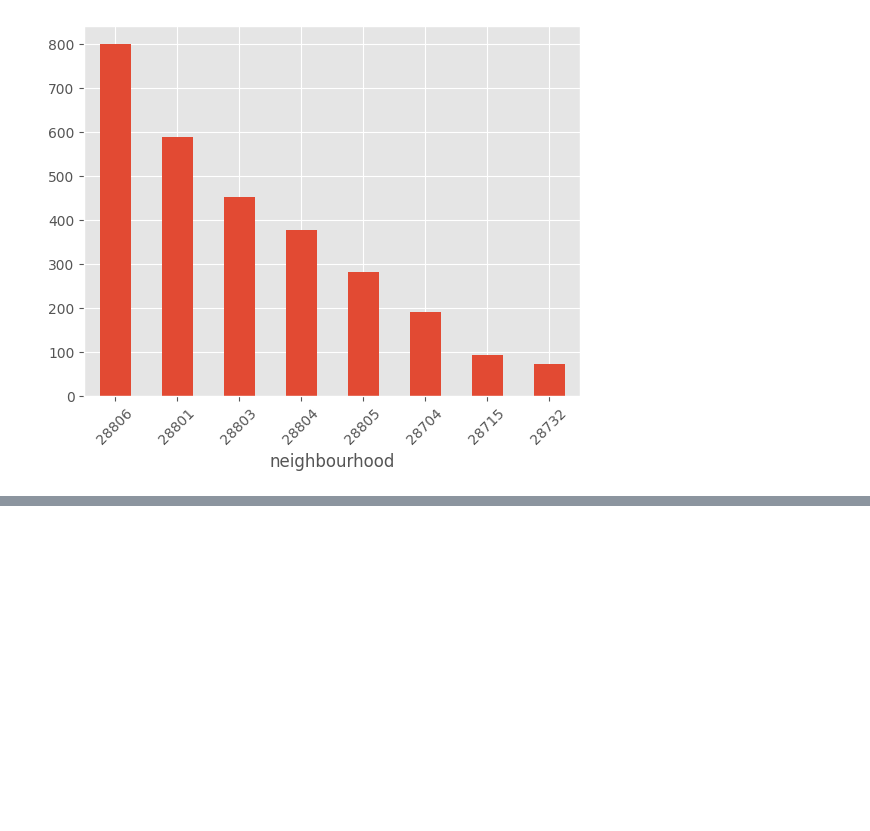
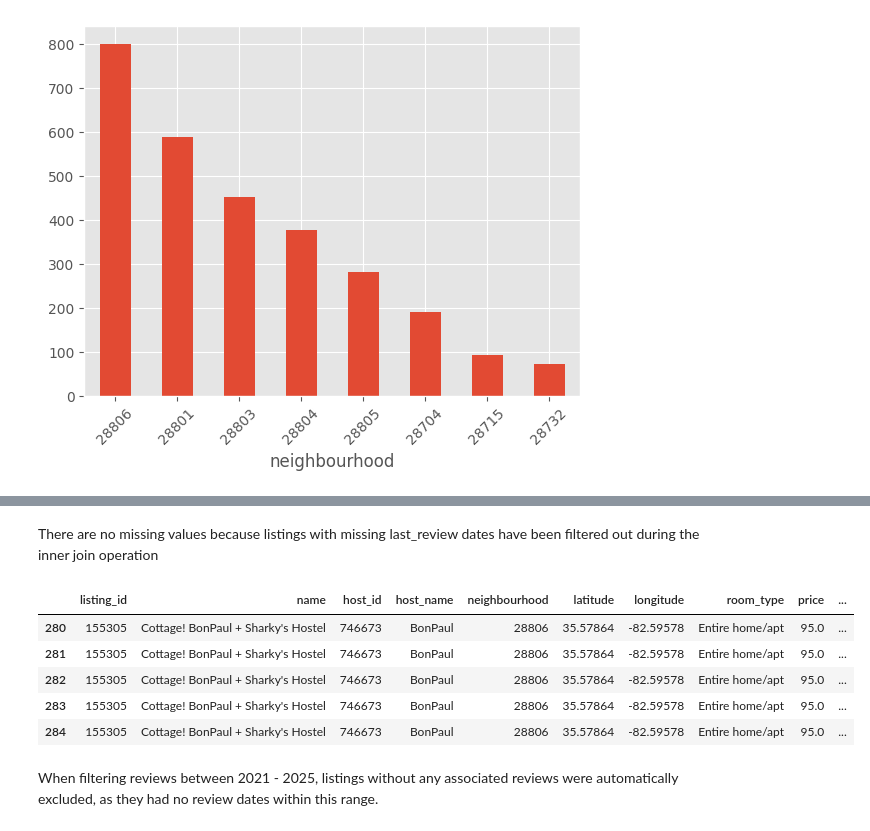
Before and after one commit to AndurilTheWise/airbnb_analysis, a Jupyter notebook: analysis.ipynb, the cells around one changed output, grey strips where cells are left out. Saved outputs shown, nothing was run; the diff lists cells and outputs as text; code cells hidden in the pictures; blank space fills up the shorter version.

```diff
--- a/analysis.ipynb
+++ b/analysis.ipynb
@@ -431,0 +610,16 @@ recent_listings.groupby("neighbourhood").size().sort_values(ascending=False).plo
+# %% [markdown]
+There are no missing values because listings with missing last_review dates have been filtered out during the inner join operation
+# %%
+# Merge the listings data with reviews before proceeding
+recent_reviews = full_data.query("'2021-01-01' <= review_date <= '2024-12-31'").copy()
+
+recent_reviews.head()
+# %% [output]
+|  | listing_id | name | host_id | host_name | neighbourhood | latitude | longitude | room_type | price | ... |
+| 280 | 155305 | Cottage! BonPaul + Sharky's Hostel | 746673 | BonPaul | 28806 | 35.57864 | -82.59578 | Entire home/apt | 95.0 | ... |
+| 281 | 155305 | Cottage! BonPaul + Sharky's Hostel | 746673 | BonPaul | 28806 | 35.57864 | -82.59578 | Entire home/apt | 95.0 | ... |
+| 282 | 155305 | Cottage! BonPaul + Sharky's Hostel | 746673 | BonPaul | 28806 | 35.57864 | -82.59578 | Entire home/apt | 95.0 | ... |
+| 283 | 155305 | Cottage! BonPaul + Sharky's Hostel | 746673 | BonPaul | 28806 | 35.57864 | -82.59578 | Entire home/apt | 95.0 | ... |
+| 284 | 155305 | Cottage! BonPaul + Sharky's Hostel | 746673 | BonPaul | 28806 | 35.57864 | -82.59578 | Entire home/apt | 95.0 | ... |
+# %% [markdown]
+When filtering reviews between 2021 - 2025, listings without any associated reviews were automatically excluded, as they had no review dates within this range.
```
Also changed, not shown: parts of 33 cells of this notebook.
